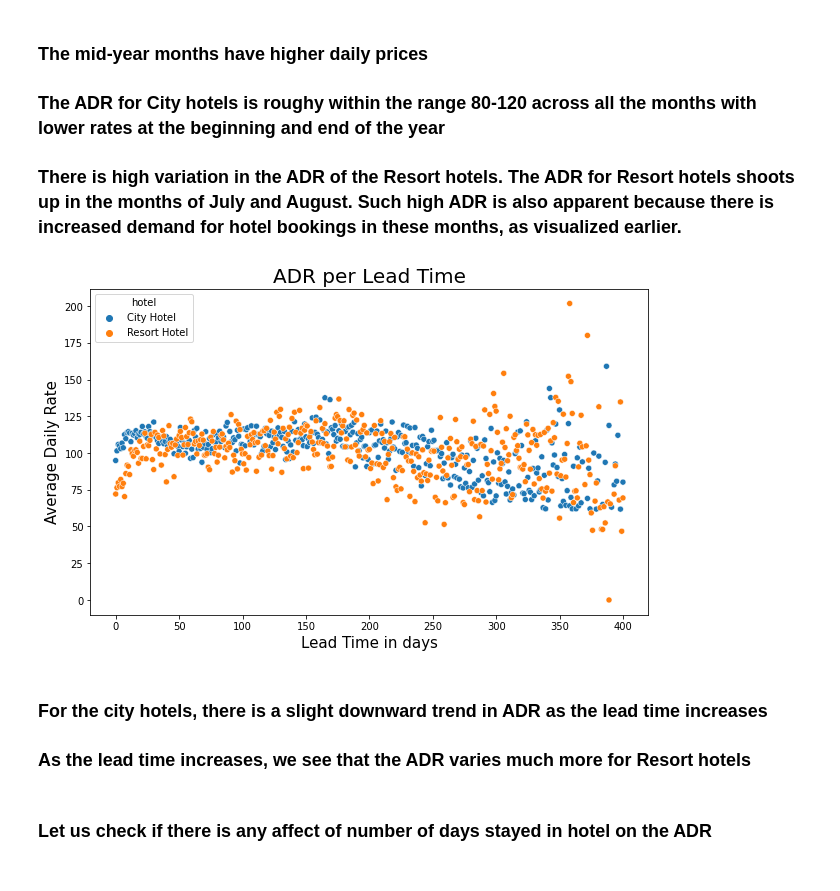
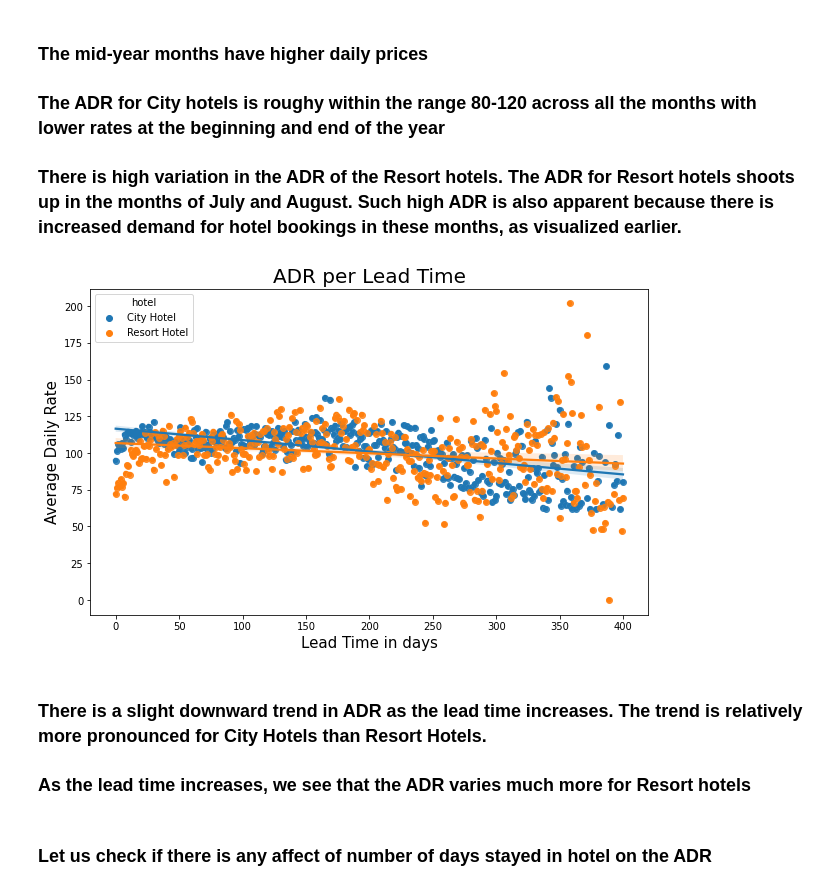
Before and after one commit to priyaregit/EDA_Hotel-Booking, a Jupyter notebook: Hotel_Booking_Analysis_EDA_Capstone_Project.ipynb, the cells around one changed output. Cells and saved outputs as stored; diff of their text form; code cells hidden in the pictures.

```diff
--- a/Hotel_Booking_Analysis_EDA_Capstone_Project.ipynb
+++ b/Hotel_Booking_Analysis_EDA_Capstone_Project.ipynb
@@ -449,7 +451,7 @@ hotel_booking.loc[hotel_booking.stays_in_week_nights > 10, 'stays_in_week_nights
 hotel_booking.loc[hotel_booking.adults > 4, 'adults'] = 4
 
 # Setting a value of 3 to all the observations of 'child' that are greater than 3
-hotel_booking.loc[hotel_booking.child > 3, 'adults'] = 3
+hotel_booking.loc[hotel_booking.child > 3, 'child'] = 3
 
 # Setting a value of 5 to all the observations of 'booking_changes' that are greater than 5
 hotel_booking.loc[hotel_booking.booking_changes > 5, 'booking_changes'] = 5
@@ -1036,18 +1183,22 @@ adr_by_lead_time = hotel_booking.groupby(['hotel','lead_time'])['adr'].mean().re
 # %%
 # Creating a scatter plot to visualize the change in ADR according to Lead time and Hotel type
 sns.scatterplot(x ='lead_time', y ='adr', hue ='hotel', data = adr_by_lead_time)
+
+# Drawing a regression line for relation between ADR and lead time for City Hotels and Resort Hotels separately
+sns.regplot(x ='lead_time', y ='adr', data = adr_by_lead_time [adr_by_lead_time['hotel'] =='City Hotel'])
+sns.regplot(x ='lead_time', y ='adr', data = adr_by_lead_time [adr_by_lead_time['hotel'] =='Resort Hotel'])
 
 # Giving title and labels to the plot
 plt.title('ADR per Lead Time', fontsize = 20)
 plt.ylabel('Average Daily Rate', fontsize = 15)
 plt.xlabel('Lead Time in days', fontsize = 15)
 
 # Setting the display figure size using rcParams method
 plt.rcParams['figure.figsize'] = (10, 6)
 # %% [output]
-[figure, old version]
+[figure, new version]
 # %% [markdown]
-### For the city hotels, there is a slight downward trend in ADR as the lead time increases
+### There is a slight downward trend in ADR as the lead time increases. The trend is relatively more pronounced for City Hotels than Resort Hotels.
 
 ### As the lead time increases, we see that the ADR varies much more for Resort hotels
 # %% [markdown]
```
Also changed, not shown: parts of 80 cells of this notebook.
